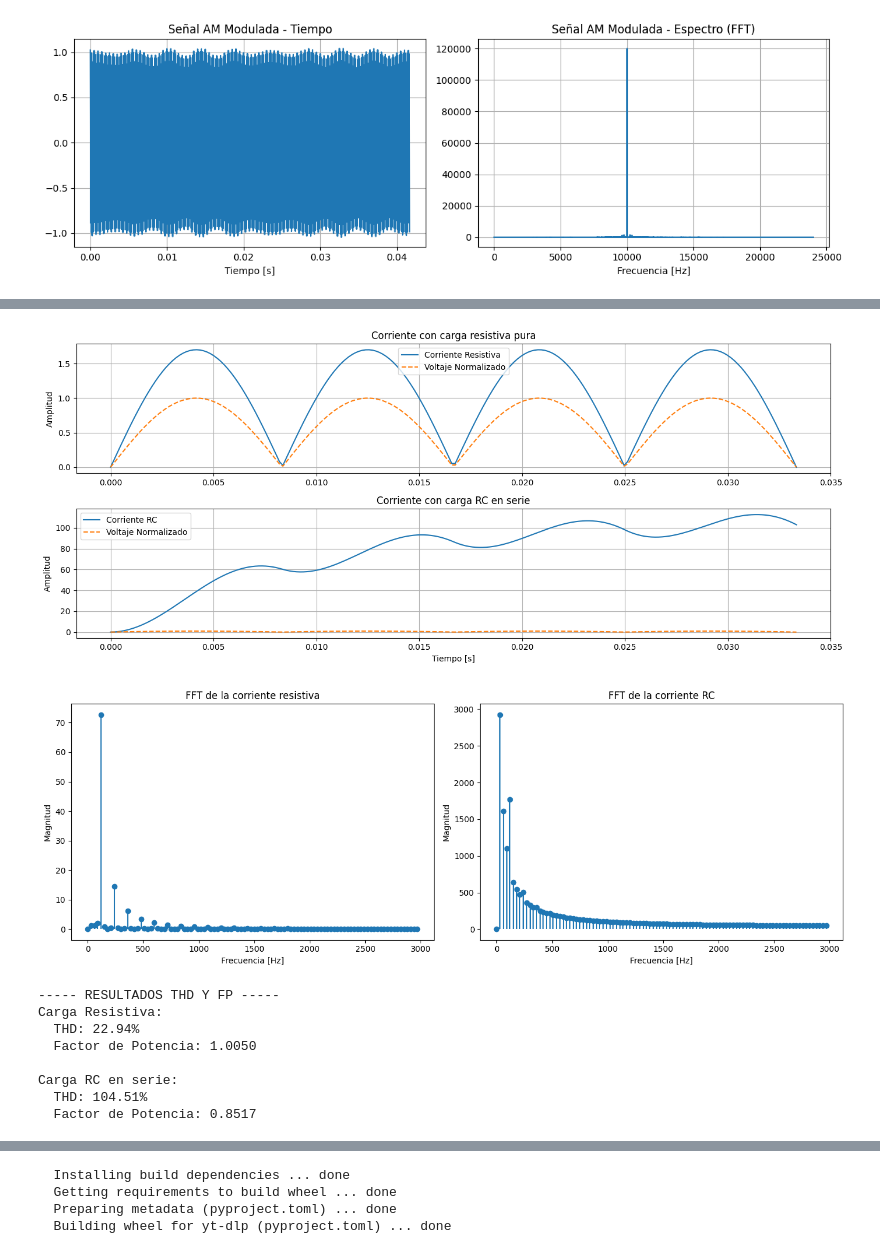
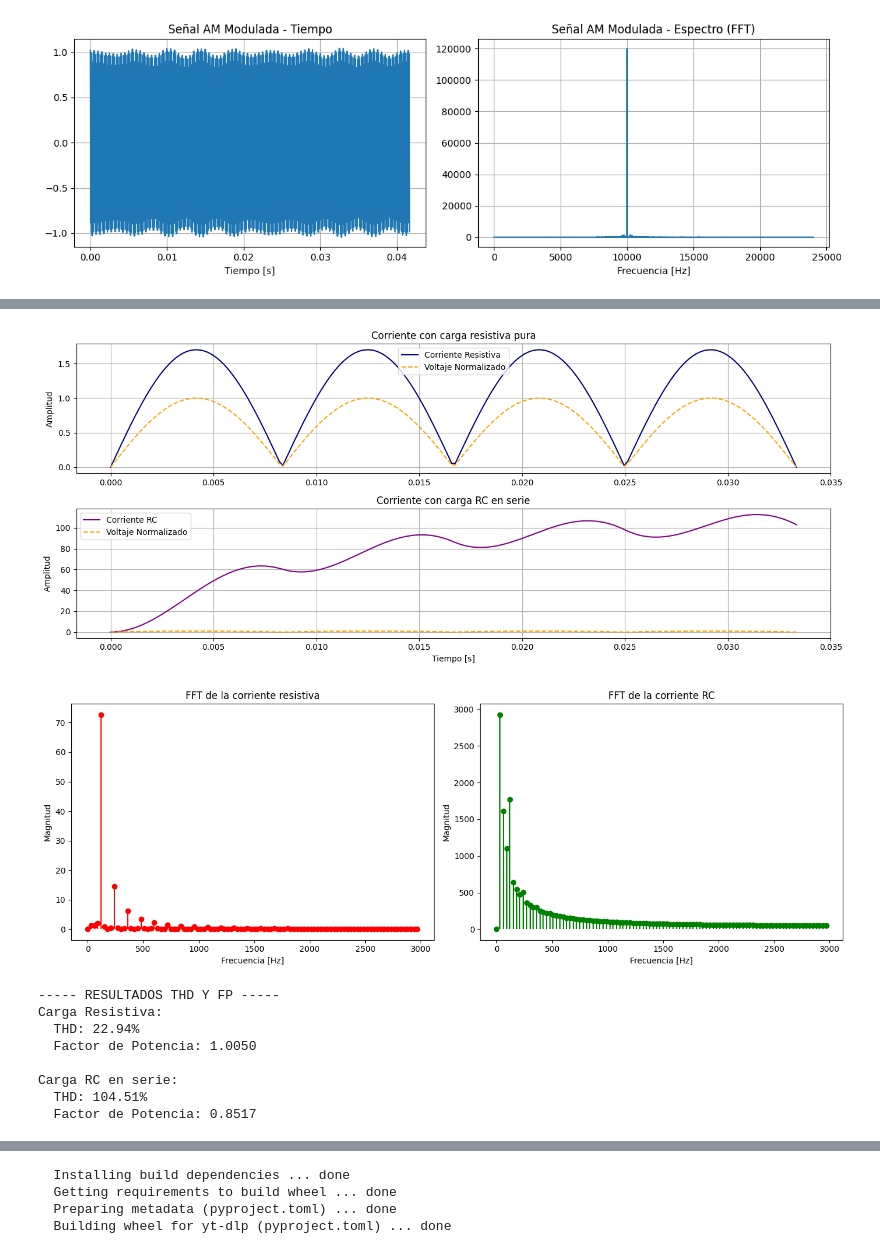
Before and after one commit to jmoralespineda/SENALES_Y_SISTEMAS, a Jupyter notebook: TALLER_2/Copia_de_Taller2_S&s.ipynb, the cells around one changed output, grey strips where cells are left out. Saved outputs shown, nothing was run; the diff lists cells and outputs as text; code cells hidden in the pictures.

```diff
--- a/TALLER_2/Copia_de_Taller2_S&s.ipynb
+++ b/TALLER_2/Copia_de_Taller2_S&s.ipynb
@@ -618,11 +634,11 @@ import scipy
 from scipy.signal import lti, lsim
 
 # 1. Parámetros de la señal y el sistema
-f = 60                    # Frecuencia de red [Hz]
-w = 2 * np.pi * f         # Velocidad angular
-Vm = 170                  # Voltaje pico (120 Vrms)
-T = 1 / f                 # Periodo
-t = np.linspace(0, 2*T, 200)  # Tiempo para 2 ciclos
+f = 60              # Frecuencia de red [Hz]
+w = 2 * np.pi * f   # Velocidad angular
+Vm = 170            # Voltaje pico (120 Vrms)
+T = 1 / f           # Periodo
+t = np.linspace(0, 2*T, 200)   # Tiempo para 2 ciclos
 fs = len(t) / (t[-1] - t[0])   # Frecuencia de muestreo
 
 # Señal de entrada: seno ideal de 60 Hz
@@ -693,8 +709,8 @@ plt.figure(figsize=(14, 6))
 
 # Corriente resistiva
 plt.subplot(2, 1, 1)
-plt.plot(t, i_r, label='Corriente Resistiva')
-plt.plot(t, vout / Vm, '--', label='Voltaje Normalizado')
+plt.plot(t, i_r, label='Corriente Resistiva', color='darkblue') # Color cambiado aquí
+plt.plot(t, vout / Vm, '--', label='Voltaje Normalizado', color='orange') # Color cambiado aquí
 plt.title("Corriente con carga resistiva pura")
 plt.ylabel("Amplitud")
 plt.grid()
@@ -702,8 +718,8 @@ plt.legend()
 
 # Corriente RC
 plt.subplot(2, 1, 2)
-plt.plot(t, i_rc, label='Corriente RC')
-plt.plot(t, vout / Vm, '--', label='Voltaje Normalizado')
+plt.plot(t, i_rc, label='Corriente RC', color='purple') # Color cambiado aquí
+plt.plot(t, vout / Vm, '--', label='Voltaje Normalizado', color='orange') # Color cambiado aquí (igual que arriba para el voltaje)
 plt.title("Corriente con carga RC en serie")
 plt.xlabel("Tiempo [s]")
 plt.ylabel("Amplitud")
@@ -718,37 +734,37 @@ plt.show()
 # ------------------------------
 
 plt.figure(figsize=(14, 5))
 
 plt.subplot(1, 2, 1)
-plt.stem(freqs_r, fft_r, basefmt=" ")
+plt.stem(freqs_r, fft_r, basefmt=" ", linefmt='red', markerfmt='o') # Colores para stem
 plt.title("FFT de la corriente resistiva")
 plt.xlabel("Frecuencia [Hz]")
 plt.ylabel("Magnitud")
 
 plt.subplot(1, 2, 2)
-plt.stem(freqs_rc, fft_rc, basefmt=" ")
+plt.stem(freqs_rc, fft_rc, basefmt=" ", linefmt='green', markerfmt='o') # Colores para stem
 plt.title("FFT de la corriente RC")
 plt.xlabel("Frecuencia [Hz]")
 plt.ylabel("Magnitud")
 
 plt.tight_layout()
 plt.show()
 
 # ------------------------------
 # MOSTRAR RESULTADOS
 # ------------------------------
 
 print("----- RESULTADOS THD Y FP -----")
 print(f"Carga Resistiva:")
 print(f"  THD: {thd_r*100:.2f}%")
 print(f"  Factor de Potencia: {fp_r:.4f}")
 
 print(f"\nCarga RC en serie:")
 print(f"  THD: {thd_rc*100:.2f}%")
 print(f"  Factor de Potencia: {fp_rc:.4f}")
 # %% [output]
-[figure, old version]
+[figure, new version]
-[figure, old version]
+[figure, new version]
 ----- RESULTADOS THD Y FP -----
 Carga Resistiva:
   THD: 22.94%
```
Also changed, not shown: parts of 23 cells of this notebook.
